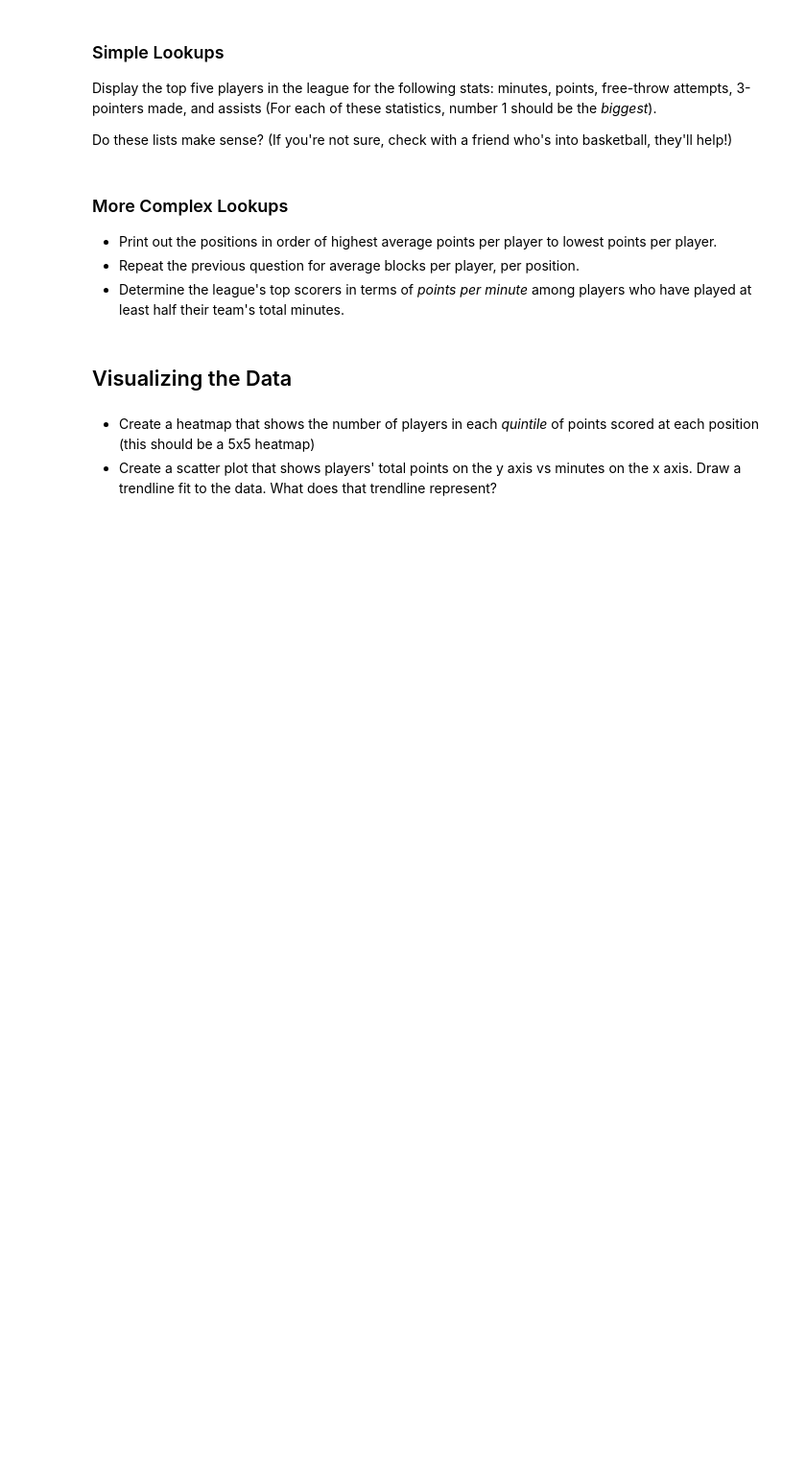
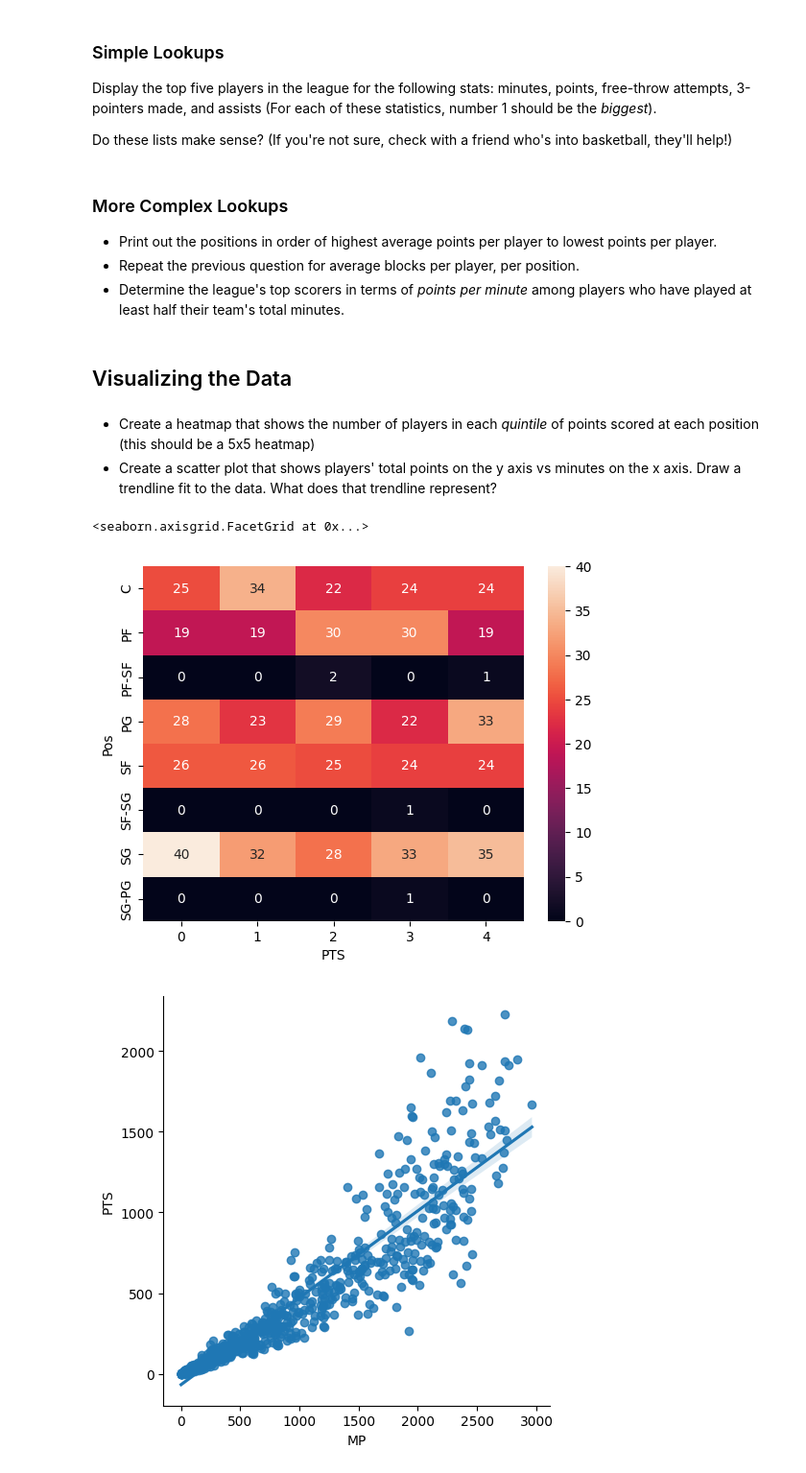
Before and after one commit to divadn/nba_project, a Jupyter notebook: nba_project.ipynb, the cells around one changed output. Shown at 96% size. Saved outputs shown, nothing was run; the diff lists cells and outputs as text; code cells hidden in the pictures; blank space fills up the shorter version.

```diff
--- a/nba_project.ipynb
+++ b/nba_project.ipynb
@@ -10,6 +10,11 @@ The dataset and its description are both in the `data` folder. For this project
 In the next cell, make your imports and load the dataset:
 # %%
 # Imports and loading the dataset
+import numpy as np
+import pandas as pd
+import matplotlib as plt
+import seaborn as sns
+nba=pd.read_csv("data/nba_data.csv")
 # %% [markdown]
 ## Exploration
 
@@ -25,3 +61,6 @@ Use `.head()` and `.info()` to ensure that the data was loaded correctly and to
     - Do we need to replace the null values with some other value?
 # %%
 # Cleaning the dataset
+nba.drop(columns = "Rk", inplace = True)
+nba.drop(columns = "Player-additional", inplace = True)
+nba.fillna(0)
@@ -39,3 +92,9 @@ Add the following statistics as new columns to the dataframe (suggested column n
 - Hollinger Assist Ratio (hAST%)
 # %%
 # Adding Additional Analytics
+nba["PPS"] = nba("3P" + "2P") / (nba["3PA"] + nba["2PA]"])
+nba["PPP"] = nba["PTS"] / (nba["FGA"] + nba["TOV"] + (0.44 * nba["FTA"]))
+nba["TS%"] = (nba["PTS"] * 0.5) / (nba["FGA"] + nba["FTA"] * 0.425)
+nba["FTR"] = nba["FT"] / nba["FGA"]
+nba["ATO"] = nba["AST"] / nba["TOV"]
+nba["hAST%"] = (nba["AST"]) / (nba["FGA"] + (0.425 * nba["FTA"]) + nba["AST"] + nba["TOV"])
@@ -67,3 +128,13 @@ Do these lists make sense? (If you're not sure, check with a friend who's into b
 # %% [markdown]
 - Create a heatmap that shows the number of players in each *quintile* of points scored at each position (this should be a 5x5 heatmap)
 - Create a scatter plot that shows players' total points on the y axis vs minutes on the x axis. Draw a trendline fit to the data. What does that trendline represent?
+# %%
+quintile = pd.qcut(nba["PTS"], q = 5, labels = False)
+nba_hm = nba.pivot_table(nba, index = "Pos", columns = quintile, aggfunc = "size", fill_value = 0)
+sns.heatmap(nba_hm, annot = True)
+
+sns.lmplot(data = nba, x = 'MP', y = 'PTS')
+# %% [output]
+<seaborn.axisgrid.FacetGrid at 0x...>
+[figure, added]
+[figure, added]
```
Also changed, not shown: parts of 3 cells of this notebook.
